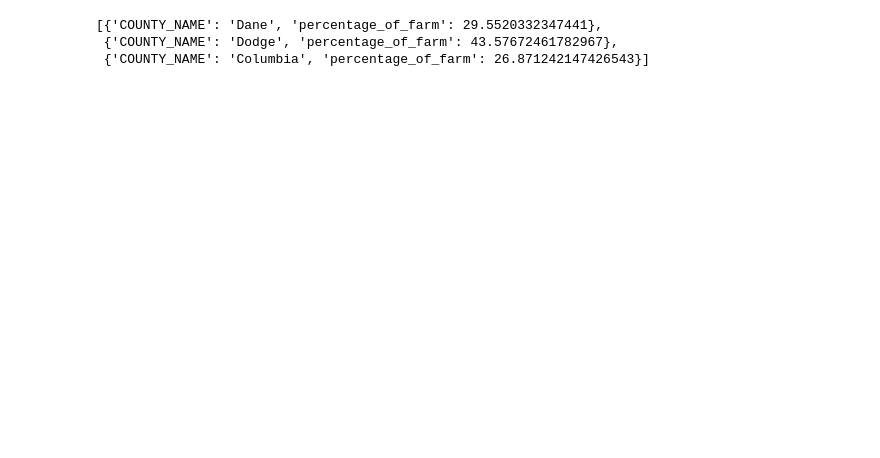
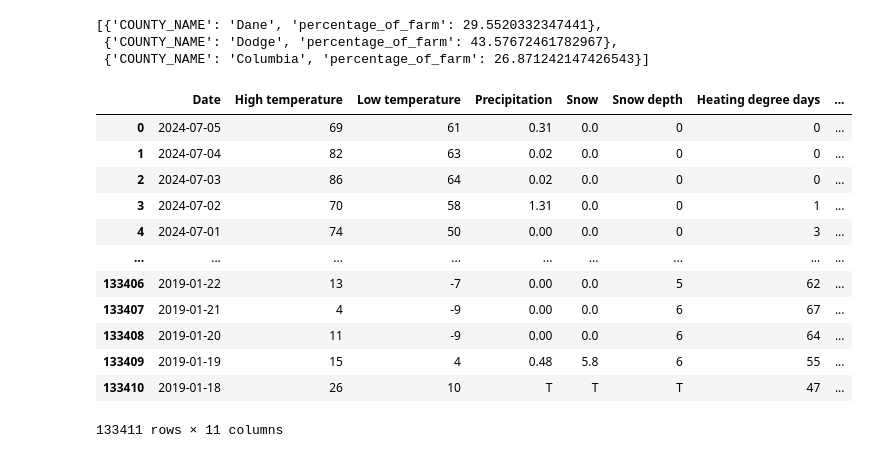
Before and after one commit to darshan-golchha/forefarm, a Jupyter notebook: prac.ipynb, the cells around one changed output. Drawn from its saved outputs; the diff is of its cells as text; code cells hidden in the pictures; blank space fills up the shorter version.

```diff
--- a/prac.ipynb
+++ b/prac.ipynb
@@ -68,3 +68,22 @@ intersecting_counties[["COUNTY_NAME", "percentage_of_farm"]].to_dict(orient="rec
 [{'COUNTY_NAME': 'Dane', 'percentage_of_farm': 29.5520332347441},
  {'COUNTY_NAME': 'Dodge', 'percentage_of_farm': 43.57672461782967},
  {'COUNTY_NAME': 'Columbia', 'percentage_of_farm': 26.871242147426543}]
+# %%
+import pandas as pd
+df = pd.read_csv("inner_join.csv")
+# %%
+df
+# %% [output]
+|  | Date | High temperature | Low temperature | Precipitation | Snow | Snow depth | Heating degree days | ... |
+| 0 | 2024-07-05 | 69 | 61 | 0.31 | 0.0 | 0 | 0 | ... |
+| 1 | 2024-07-04 | 82 | 63 | 0.02 | 0.0 | 0 | 0 | ... |
+| 2 | 2024-07-03 | 86 | 64 | 0.02 | 0.0 | 0 | 0 | ... |
+| 3 | 2024-07-02 | 70 | 58 | 1.31 | 0.0 | 0 | 1 | ... |
+| 4 | 2024-07-01 | 74 | 50 | 0.00 | 0.0 | 0 | 3 | ... |
+| ... | ... | ... | ... | ... | ... | ... | ... | ... |
+| 133406 | 2019-01-22 | 13 | -7 | 0.00 | 0.0 | 5 | 62 | ... |
+| 133407 | 2019-01-21 | 4 | -9 | 0.00 | 0.0 | 6 | 67 | ... |
+| 133408 | 2019-01-20 | 11 | -9 | 0.00 | 0.0 | 6 | 64 | ... |
+| 133409 | 2019-01-19 | 15 | 4 | 0.48 | 5.8 | 6 | 55 | ... |
+| 133410 | 2019-01-18 | 26 | 10 | T | T | T | 47 | ... |
+133411 rows × 11 columns
```
Also changed, not shown: parts of 10 cells of this notebook, 6 other files.
